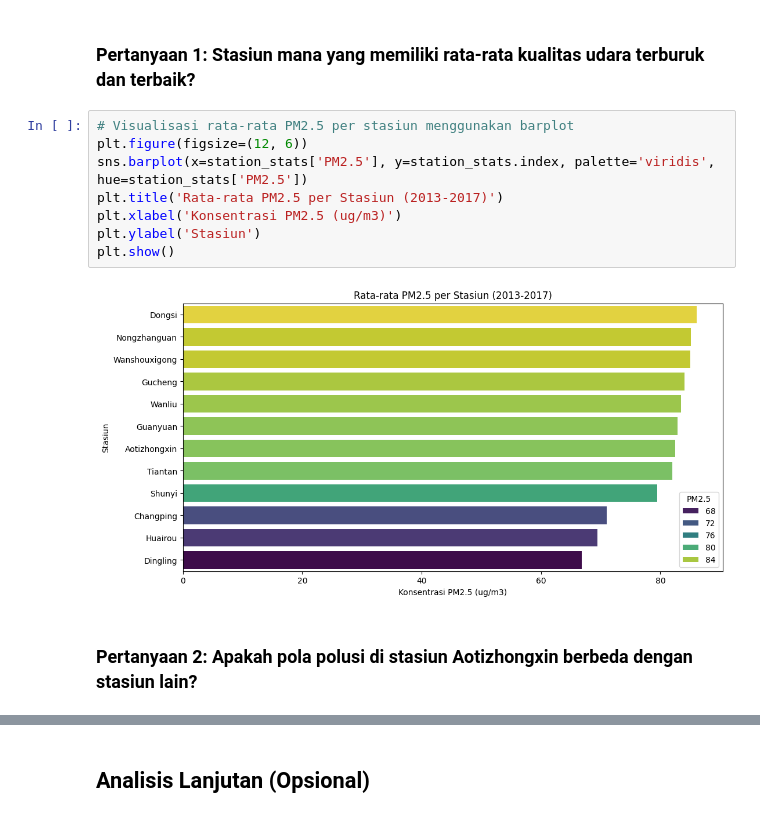
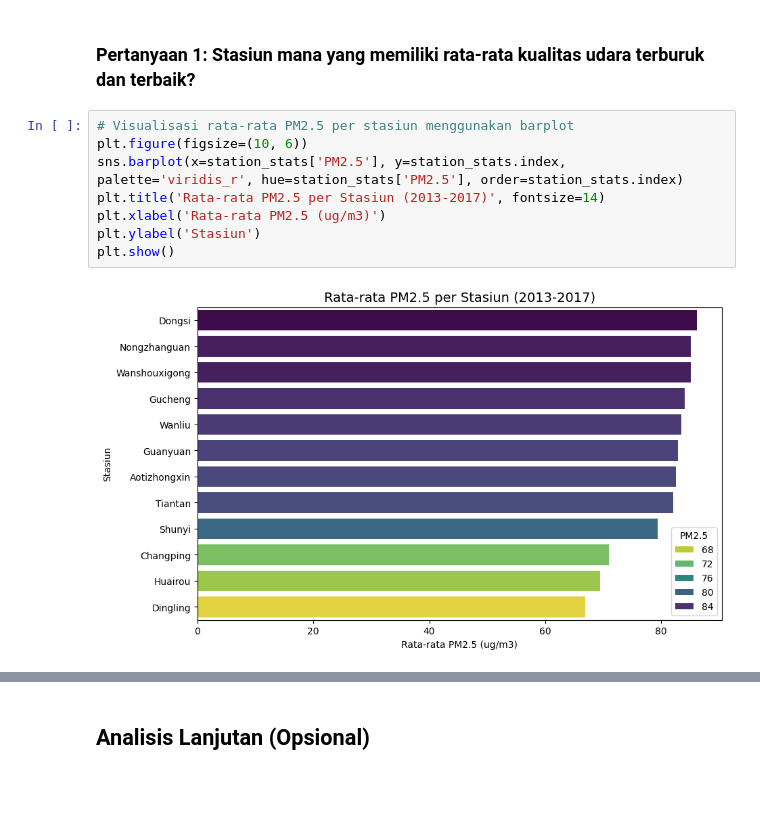
Before and after one commit to herlan-jae/fad-submission, a Jupyter notebook: notebook.ipynb, the cells around one changed output, grey strips where cells are left out. Drawn from its saved outputs; the diff is of its cells as text; blank space fills up the shorter version.

```diff
--- a/notebook.ipynb
+++ b/notebook.ipynb
@@ -233,13 +238,11 @@ Pada tahap ini dilakukan proses analisis pada data yang telah dibersihkan.
 ### Pertanyaan 1: Stasiun mana yang memiliki rata-rata kualitas udara terburuk dan terbaik?
 # %%
 # Visualisasi rata-rata PM2.5 per stasiun menggunakan barplot
-plt.figure(figsize=(12, 6))
-sns.barplot(x=station_stats['PM2.5'], y=station_stats.index, palette='viridis', hue=station_stats['PM2.5'])
-plt.title('Rata-rata PM2.5 per Stasiun (2013-2017)')
-plt.xlabel('Konsentrasi PM2.5 (ug/m3)')
+plt.figure(figsize=(10, 6))
+sns.barplot(x=station_stats['PM2.5'], y=station_stats.index, palette='viridis_r', hue=station_stats['PM2.5'], order=station_stats.index)
+plt.title('Rata-rata PM2.5 per Stasiun (2013-2017)', fontsize=14)
+plt.xlabel('Rata-rata PM2.5 (ug/m3)')
 plt.ylabel('Stasiun')
 plt.show()
 # %% [output]
-[figure, old version]
+[figure, new version]
-# %% [markdown]
-### Pertanyaan 2: Apakah pola polusi di stasiun Aotizhongxin berbeda dengan stasiun lain?
```
Also changed, not shown: parts of 9 cells of this notebook, 1 other file.
